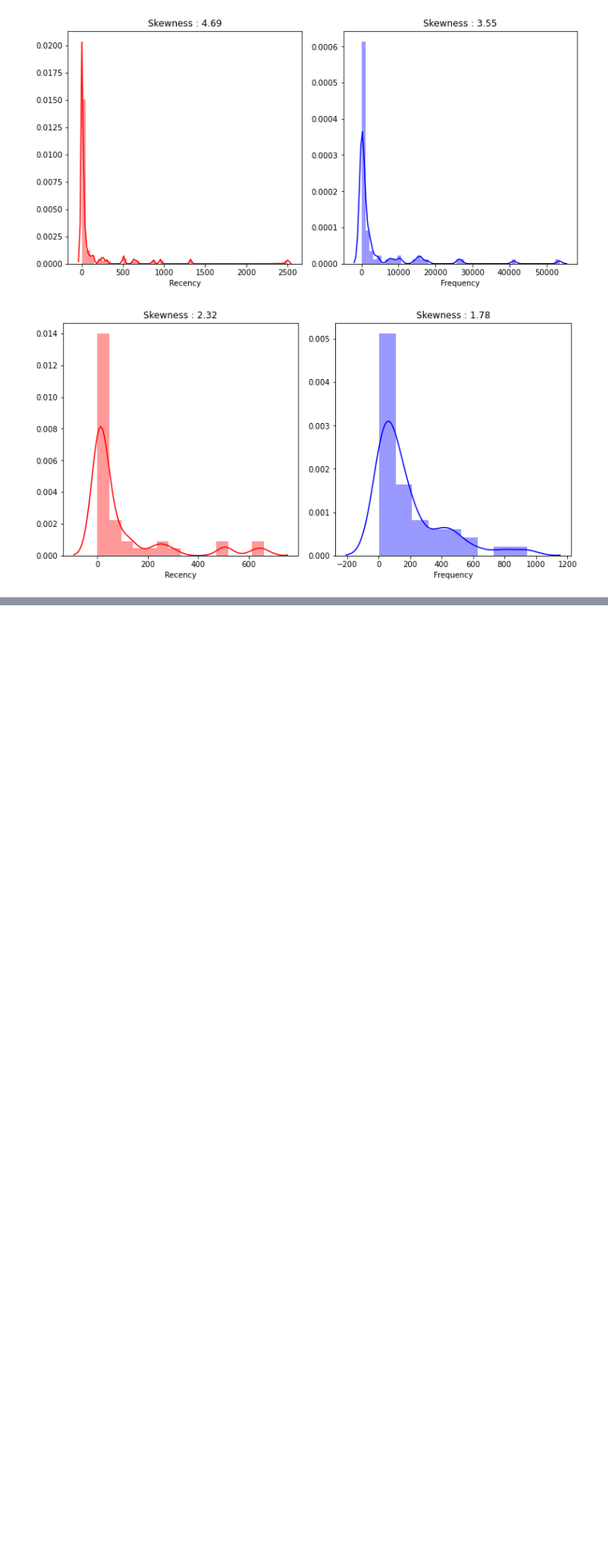
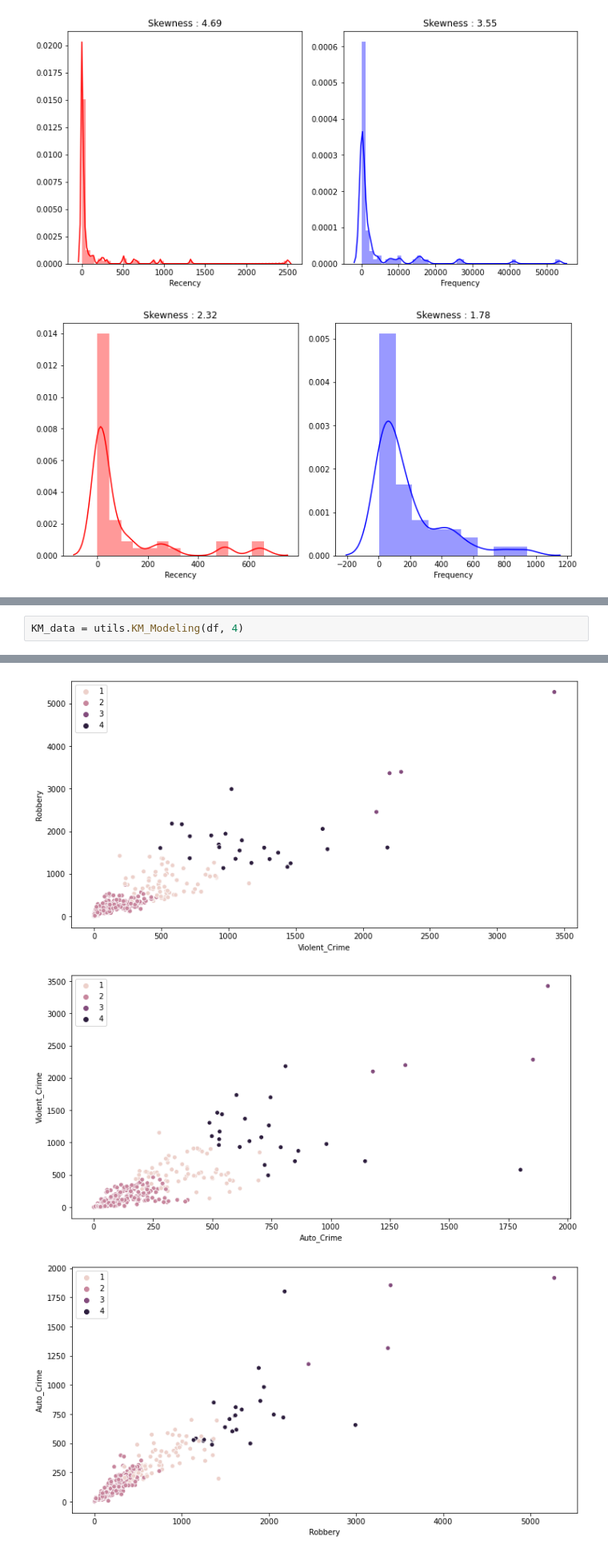
Before and after one commit to marcelthebridge/602_Crime_Clusters, a Jupyter notebook: HW2_Report.ipynb, the cells around one changed output, grey strips where cells are left out. Shown at 80% size. Saved outputs shown, nothing was run; the diff lists cells and outputs as text; blank space fills up the shorter version.

```diff
--- a/HW2_Report.ipynb
+++ b/HW2_Report.ipynb
@@ -204,0 +207,3 @@ utils.KM_Modeling(df)
+# %%
+KM_data = utils.KM_Modeling(df, 4)
+# %% [output]
@@ -205 +218,4 @@ utils.KM_Modeling(df)
+[figure, added]
+[figure, added]
+[figure, added]
 # %% [markdown]
```
Also changed, not shown: parts of 18 cells of this notebook, 1 other file.
